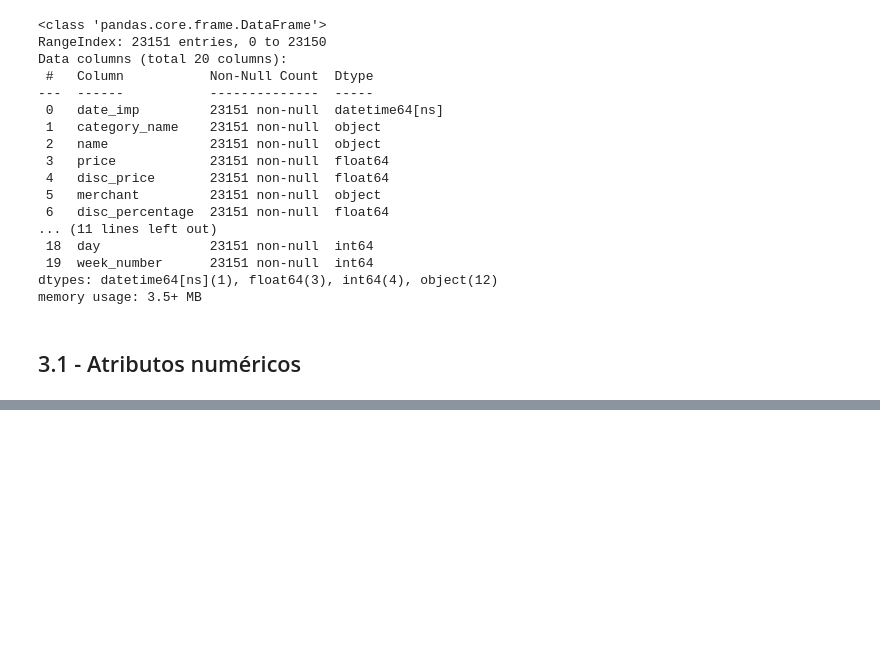
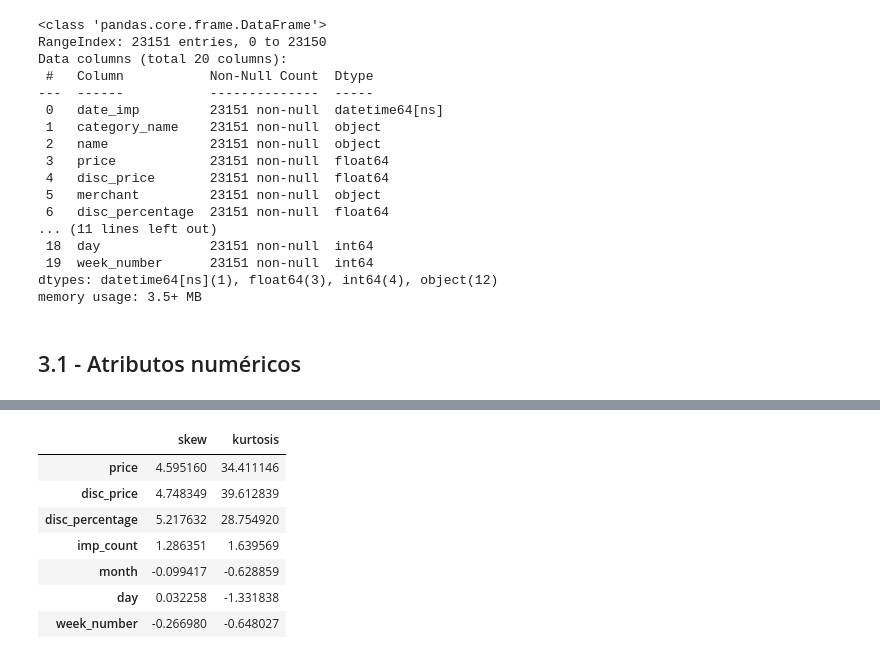
Before and after one commit to luc457x/CDS-ElasticidadeDePreco, a Jupyter notebook: notebook.ipynb, the cells around one changed output, grey strips where cells are left out. Cells and saved outputs as stored; diff of their text form; code cells hidden in the pictures; blank space fills up the shorter version.

```diff
--- a/notebook.ipynb
+++ b/notebook.ipynb
@@ -124,7 +124,7 @@ dtypes: datetime64[ns](1), float64(3), int64(4), object(12)
 memory usage: 3.5+ MB
 # %%
 # Separa colunas númericas e categoricas
-nums = df_clear.select_dtypes( include=['float64', 'int64'])
-cats = df_clear.select_dtypes( exclude=['float64', 'int64', 'datetime64[ns]'])
+nums = df_clear.select_dtypes( include=['float64', 'int64']).columns.tolist()
+cats = df_clear.select_dtypes( exclude=['float64', 'int64', 'datetime64[ns]']).columns.tolist()
 # %% [markdown]
 ## 3.1 - Atributos numéricos
@@ -153,0 +144,12 @@ df
+# %%
+# Skewness e kurtosis
+df_clear[nums].agg(['skew', 'kurtosis']).T
+# %% [output]
+|  | skew | kurtosis |
+| price | 4.595160 | 34.411146 |
+| disc_price | 4.748349 | 39.612839 |
+| disc_percentage | 5.217632 | 28.754920 |
+| imp_count | 1.286351 | 1.639569 |
+| month | -0.099417 | -0.628859 |
+| day | 0.032258 | -1.331838 |
+| week_number | -0.266980 | -0.648027 |
```
Also changed, not shown: parts of 3 cells of this notebook.
